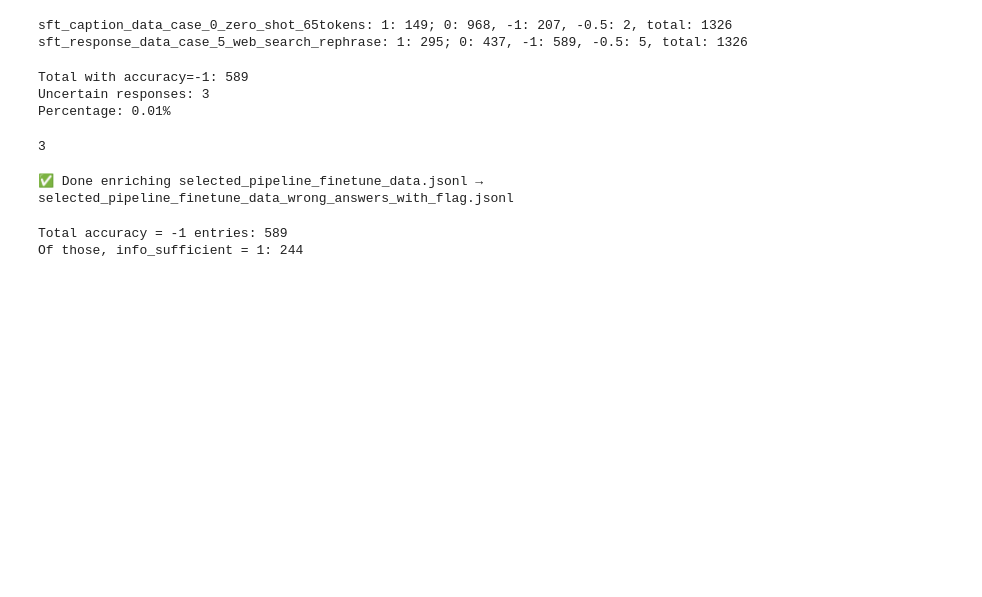
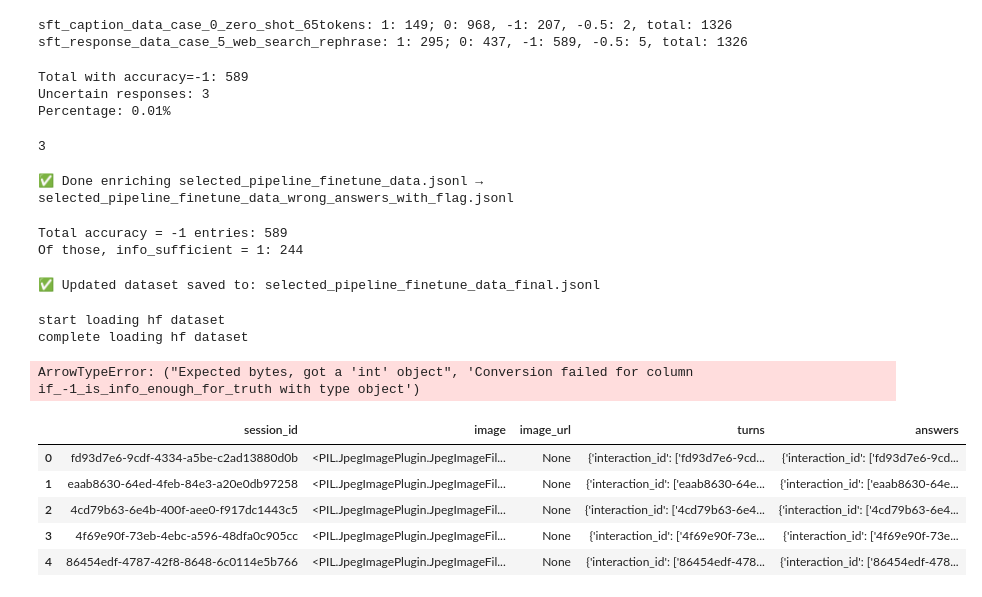
Before and after one commit to dako2/llama3-vision-crag, a Jupyter notebook: results/caption_response.ipynb, the cells around one changed output. Cells and saved outputs as stored; diff of their text form; code cells hidden in the pictures; blank space fills up the shorter version.

```diff
--- a/results/caption_response.ipynb
+++ b/results/caption_response.ipynb
@@ -333,30 +333,56 @@ count_info_sufficiency("selected_pipeline_finetune_data_wrong_answers_with_flag.
 Total accuracy = -1 entries: 589
 Of those, info_sufficient = 1: 244
 # %%
-# unsloth finetune format json
-[
-{ "role": "user",
-  "content": [{"type": "text",  "text": query + user_prompt}, {"type": "image", "image": image} ]
-},
-{ "role": "assistant",
-  "content": [{"type": "text",  "text": filtered_ground_truth} ]
-},
-]
+import json
 
-# filtered_ground_truth
-# 1. check correct rate. select the best pipeline to start with.
-# 1.25 if can answer correctly, fileter these out
+def replace_output_with_ground_truth(input_file: str, output_file: str):
+    with open(input_file, "r", encoding="utf-8") as infile, \
+         open(output_file, "w", encoding="utf-8") as outfile:
+        for line in infile:
+            data = json.loads(line)
 
-# 1.5 we use grok to generate
-# grok to compare our response vs. ground truth, and grok has the right to recommend "I don't know"
-# grok to provide a short concise reasoning why idk.
+            # Check condition and replace output if needed
+            if data.get("accuracy") == -1 and data.get("if_-1_is_info_enough_for_truth") == 1:
+                data["finetune_output"] = data.get("ground_truth", "")
 
-# 2. finetune:
-# input:
-#   image input: image
-#   text input: query + user_prompt, image_caption, found_search_information (web & image)
-# output: final answer only (short, or I don't know) (generated combined with groud truth)
+            # Write modified (or unmodified) line
+            outfile.write(json.dumps(data, ensure_ascii=False) + "\n")
 
-# short_reasoning_process:
-# 1). is the caption right? no - jump to the I don't know
-# 2). enough info from web & image? no - jump to the I don't know
+    print(f"✅ Updated dataset saved to: {output_file}")
+
+# Example usage
+if __name__ == "__main__":
+    replace_output_with_ground_truth(
+        input_file="selected_pipeline_finetune_data_wrong_answers_with_flag.jsonl",
+        output_file="selected_pipeline_finetune_data_final.jsonl"
+    )
+# %% [output]
+✅ Updated dataset saved to: selected_pipeline_finetune_data_final.jsonl
+# %%
+import json
+import pandas as pd
+from datasets import load_dataset, Dataset, Features, Value, Image
+from huggingface_hub import login
+import os
+
+# === (Optional) Login using Hugging Face token ===
+# login(token="your_hf_token")  # or make sure you've run `huggingface-cli login`
+
+# === Step 1: Load Hugging Face image dataset ===
+print("🔄 Loading HF image dataset...")
+hf_dataset = load_dataset("crag-mm-2025/crag-mm-single-turn-public", split="validation")
+hf_df = hf_dataset.to_pandas()
+print("✅ HF dataset loaded.")
+# %% [output]
+start loading hf dataset
+complete loading hf dataset
+ArrowTypeError: ("Expected bytes, got a 'int' object", 'Conversion failed for column if_-1_is_info_enough_for_truth with type object')
+# %%
+hf_df.head()
+# %% [output]
+|  | session_id | image | image_url | turns | answers |
+| 0 | fd93d7e6-9cdf-4334-a5be-c2ad13880d0b | <PIL.JpegImagePlugin.JpegImageFil... | None | {'interaction_id': ['fd93d7e6-9cd... | {'interaction_id': ['fd93d7e6-9cd... |
+| 1 | eaab8630-64ed-4feb-84e3-a20e0db97258 | <PIL.JpegImagePlugin.JpegImageFil... | None | {'interaction_id': ['eaab8630-64e... | {'interaction_id': ['eaab8630-64e... |
+| 2 | 4cd79b63-6e4b-400f-aee0-f917dc1443c5 | <PIL.JpegImagePlugin.JpegImageFil... | None | {'interaction_id': ['4cd79b63-6e4... | {'interaction_id': ['4cd79b63-6e4... |
+| 3 | 4f69e90f-73eb-4ebc-a596-48dfa0c905cc | <PIL.JpegImagePlugin.JpegImageFil... | None | {'interaction_id': ['4f69e90f-73e... | {'interaction_id': ['4f69e90f-73e... |
+| 4 | 86454edf-4787-42f8-8648-6c0114e5b766 | <PIL.JpegImagePlugin.JpegImageFil... | None | {'interaction_id': ['86454edf-478... | {'interaction_id': ['86454edf-478... |
```
Also changed, not shown: parts of 1 cell of this notebook, 3 other files.
